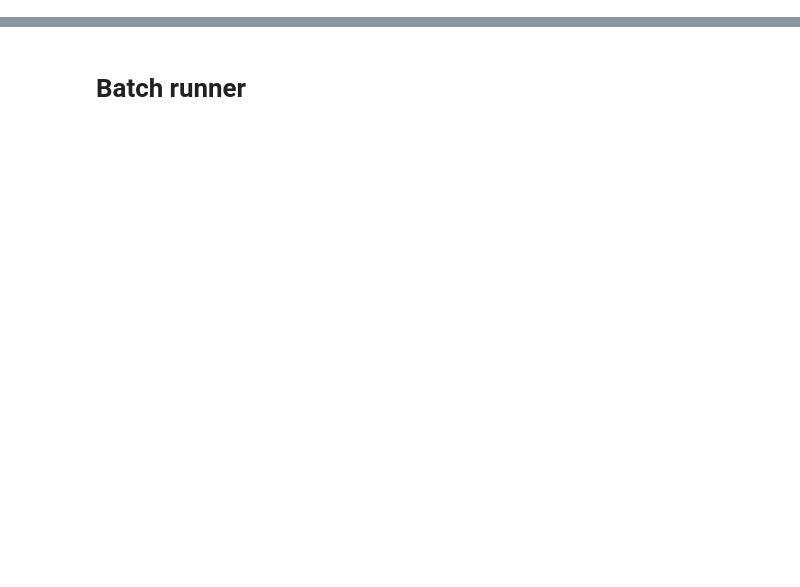
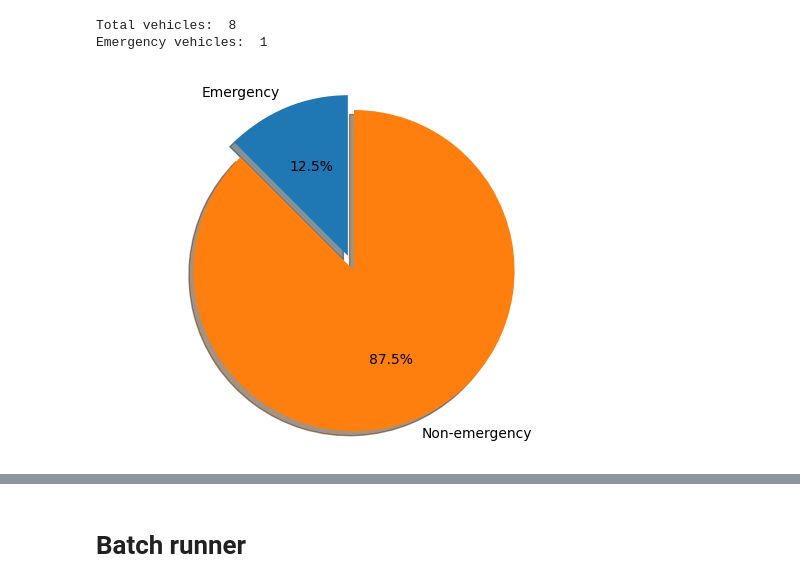
Before and after one commit to sofhdez/multiagentes-mesa, a Jupyter notebook: reto/interseccion/prueba.ipynb, the cells around one changed output, grey strips where cells are left out. Drawn from its saved outputs; the diff is of its cells as text; code cells hidden in the pictures; blank space fills up the shorter version.

```diff
--- a/reto/interseccion/prueba.ipynb
+++ b/reto/interseccion/prueba.ipynb
@@ -8,6 +8,33 @@ model_data = model.datacollector.get_model_vars_dataframe()
 # %%
 # Save the model data to a csv file
 model_data.to_csv('model_data.csv')
+# %%
+import matplotlib.pyplot as plt
+
+# Emergency vehicles vs. non-emergency vehicles
+total_vehicle = model_data['Vehicle'][0]
+print("Total vehicles: ", total_vehicle)
+
+emegergency_vehicles = model_data['Emergency'][0]
+print("Emergency vehicles: ", emegergency_vehicles)
+
+non_emergency_vehicles = total_vehicle - emegergency_vehicles
+
+# Plot the data
+labels = 'Emergency', 'Non-emergency'
+sizes = [emegergency_vehicles, non_emergency_vehicles]
+explode = (0.1, 0)  # only "explode" the 2nd slice (i.e. 'Hogs')
+
+fig1, ax1 = plt.subplots()
+ax1.pie(sizes, explode=explode, labels=labels, autopct='%1.1f%%',
+        shadow=True, startangle=90)
+ax1.axis('equal')  # Equal aspect ratio ensures that pie is drawn as a circle.
+
+plt.show()
+# %% [output]
+Total vehicles:  8
+Emergency vehicles:  1
+[figure, added]
 # %%
 # Emergency vehicles collisions
 collisions = model_data['Emergency_collisions']
```
Also changed, not shown: parts of 2 cells of this notebook, 3 other files.
